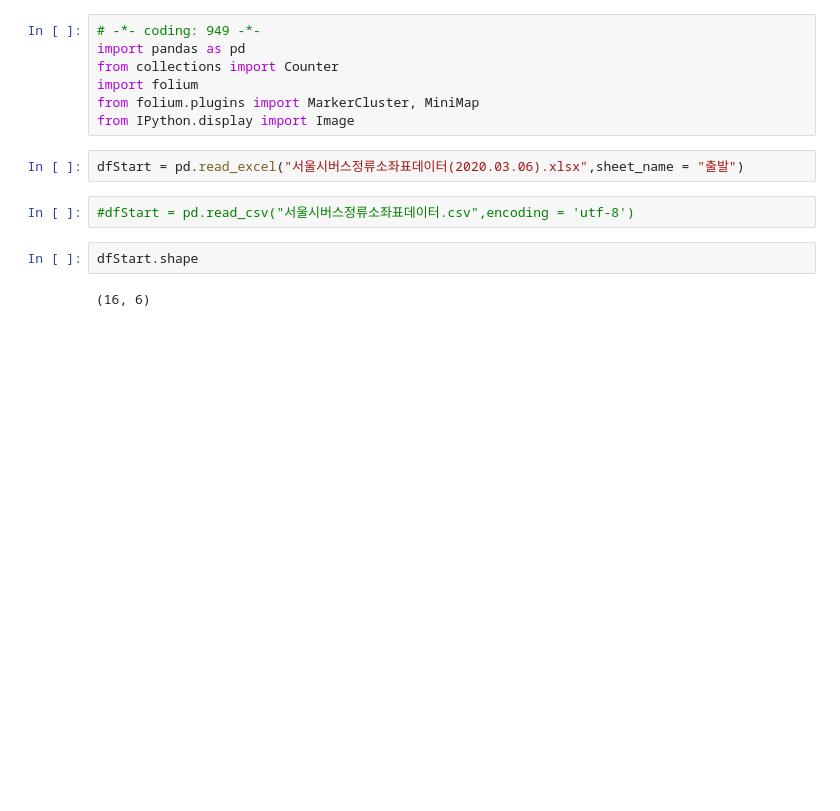
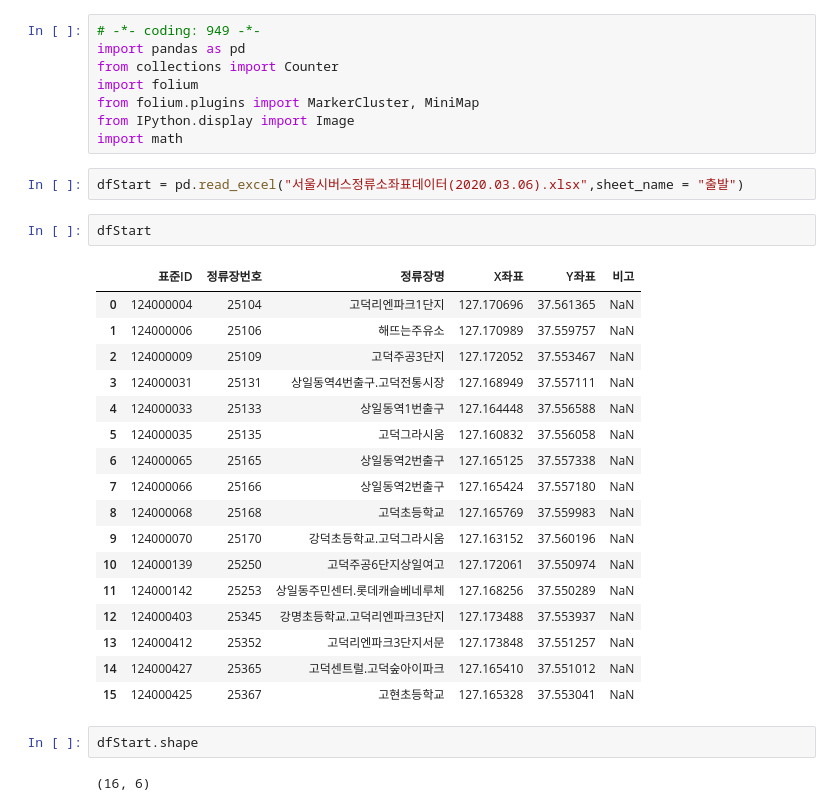
Before and after one commit to YoujeongPark/ProjectBus, a Jupyter notebook: 02_출발지역DFS.ipynb, the cells around one changed output. Saved outputs shown, nothing was run; the diff lists cells and outputs as text; blank space fills up the shorter version.

```diff
--- a/02_출발지역DFS.ipynb
+++ b/02_출발지역DFS.ipynb
@@ -5,10 +5,29 @@ from collections import Counter
 import folium
 from folium.plugins import MarkerCluster, MiniMap
 from IPython.display import Image
+import math
 # %%
 dfStart = pd.read_excel("서울시버스정류소좌표데이터(2020.03.06).xlsx",sheet_name = "출발")
-# %%
-#dfStart = pd.read_csv("서울시버스정류소좌표데이터.csv",encoding = 'utf-8')
+# %%
+dfStart
+# %% [output]
+|  | 표준ID | 정류장번호 | 정류장명 | X좌표 | Y좌표 | 비고 |
+| 0 | 124000004 | 25104 | 고덕리엔파크1단지 | 127.170696 | 37.561365 | NaN |
+| 1 | 124000006 | 25106 | 해뜨는주유소 | 127.170989 | 37.559757 | NaN |
+| 2 | 124000009 | 25109 | 고덕주공3단지 | 127.172052 | 37.553467 | NaN |
+| 3 | 124000031 | 25131 | 상일동역4번출구.고덕전통시장 | 127.168949 | 37.557111 | NaN |
+| 4 | 124000033 | 25133 | 상일동역1번출구 | 127.164448 | 37.556588 | NaN |
+| 5 | 124000035 | 25135 | 고덕그라시움 | 127.160832 | 37.556058 | NaN |
+| 6 | 124000065 | 25165 | 상일동역2번출구 | 127.165125 | 37.557338 | NaN |
+| 7 | 124000066 | 25166 | 상일동역2번출구 | 127.165424 | 37.557180 | NaN |
+| 8 | 124000068 | 25168 | 고덕초등학교 | 127.165769 | 37.559983 | NaN |
+| 9 | 124000070 | 25170 | 강덕초등학교.고덕그라시움 | 127.163152 | 37.560196 | NaN |
+| 10 | 124000139 | 25250 | 고덕주공6단지상일여고 | 127.172061 | 37.550974 | NaN |
+| 11 | 124000142 | 25253 | 상일동주민센터.롯데캐슬베네루체 | 127.168256 | 37.550289 | NaN |
+| 12 | 124000403 | 25345 | 강명초등학교.고덕리엔파크3단지 | 127.173488 | 37.553937 | NaN |
+| 13 | 124000412 | 25352 | 고덕리엔파크3단지서문 | 127.173848 | 37.551257 | NaN |
+| 14 | 124000427 | 25365 | 고덕센트럴.고덕숲아이파크 | 127.165410 | 37.551012 | NaN |
+| 15 | 124000425 | 25367 | 고현초등학교 | 127.165328 | 37.553041 | NaN |
 # %%
 dfStart.shape
 # %% [output]
```
Also changed, not shown: parts of 20 cells of this notebook, 4 other files.
